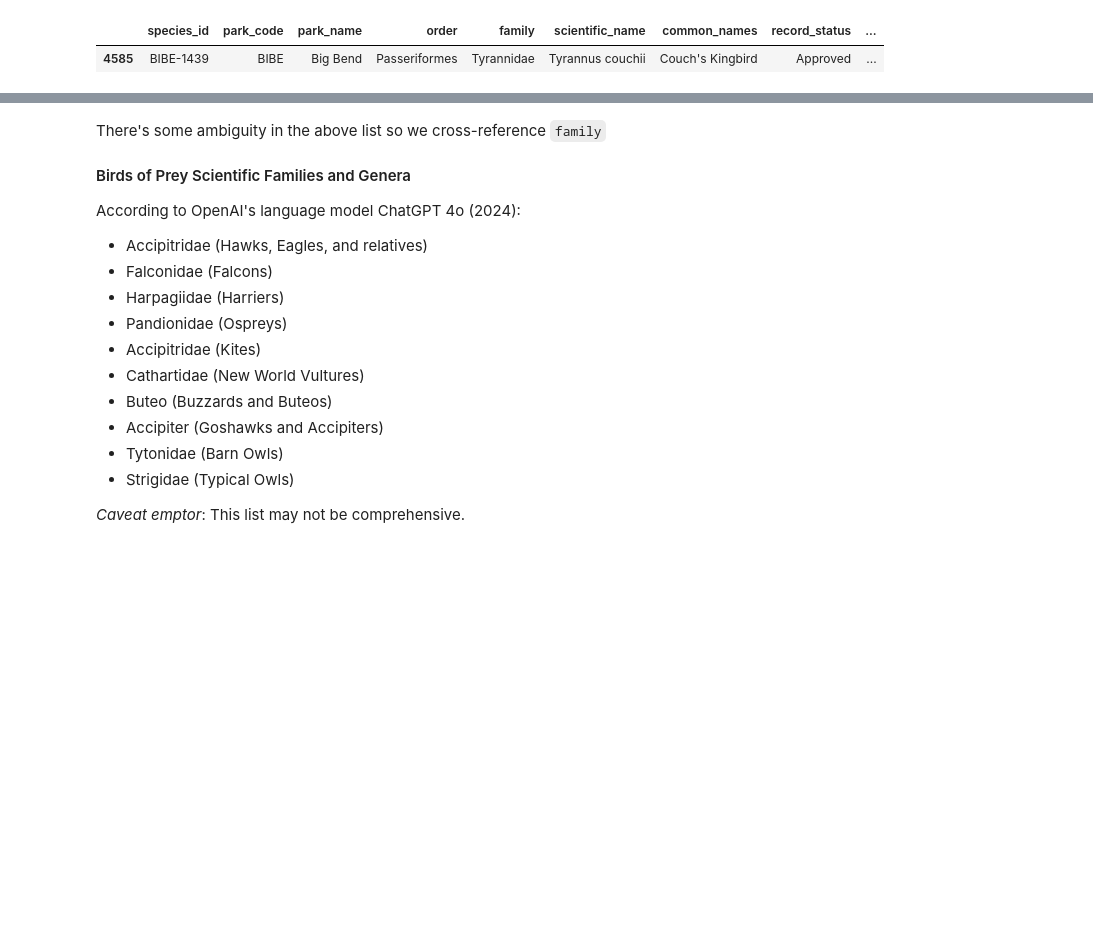
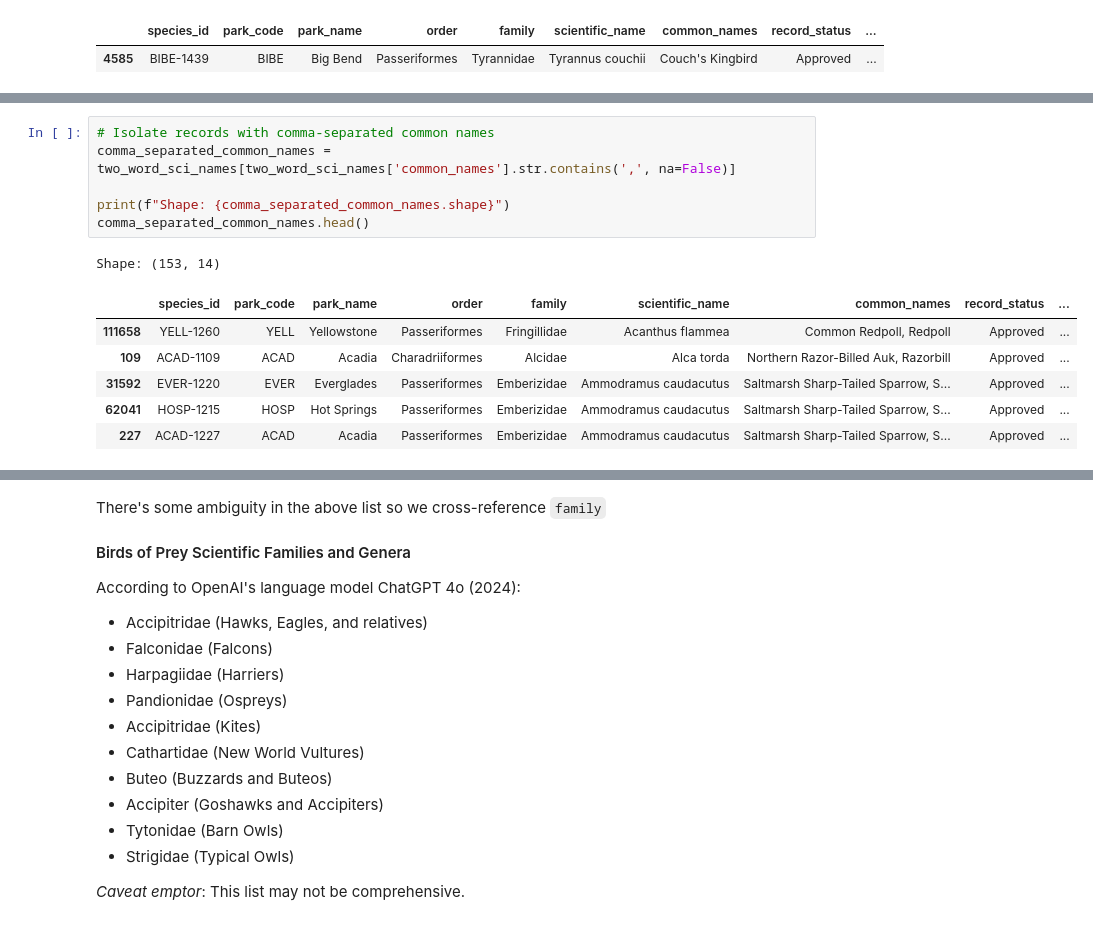
Before and after one commit to pineapple-bois/USNationalParks, a Jupyter notebook: Species.ipynb, the cells around one changed output, grey strips where cells are left out. Saved outputs shown, nothing was run; the diff lists cells and outputs as text; blank space fills up the shorter version.

```diff
--- a/Species.ipynb
+++ b/Species.ipynb
@@ -1214,0 +1282,14 @@ tyrannus2
+# %%
+# Isolate records with comma-separated common names
+comma_separated_common_names = two_word_sci_names[two_word_sci_names['common_names'].str.contains(',', na=False)]
+
+print(f"Shape: {comma_separated_common_names.shape}")
+comma_separated_common_names.head()
+# %% [output]
+Shape: (153, 14)
+|  | species_id | park_code | park_name | order | family | scientific_name | common_names | record_status | ... |
+| 111658 | YELL-1260 | YELL | Yellowstone | Passeriformes | Fringillidae | Acanthus flammea | Common Redpoll, Redpoll | Approved | ... |
+| 109 | ACAD-1109 | ACAD | Acadia | Charadriiformes | Alcidae | Alca torda | Northern Razor-Billed Auk, Razorbill | Approved | ... |
+| 31592 | EVER-1220 | EVER | Everglades | Passeriformes | Emberizidae | Ammodramus caudacutus | Saltmarsh Sharp-Tailed Sparrow, S... | Approved | ... |
+| 62041 | HOSP-1215 | HOSP | Hot Springs | Passeriformes | Emberizidae | Ammodramus caudacutus | Saltmarsh Sharp-Tailed Sparrow, S... | Approved | ... |
+| 227 | ACAD-1227 | ACAD | Acadia | Passeriformes | Emberizidae | Ammodramus caudacutus | Saltmarsh Sharp-Tailed Sparrow, S... | Approved | ... |
```
Also changed, not shown: parts of 95 cells of this notebook.
